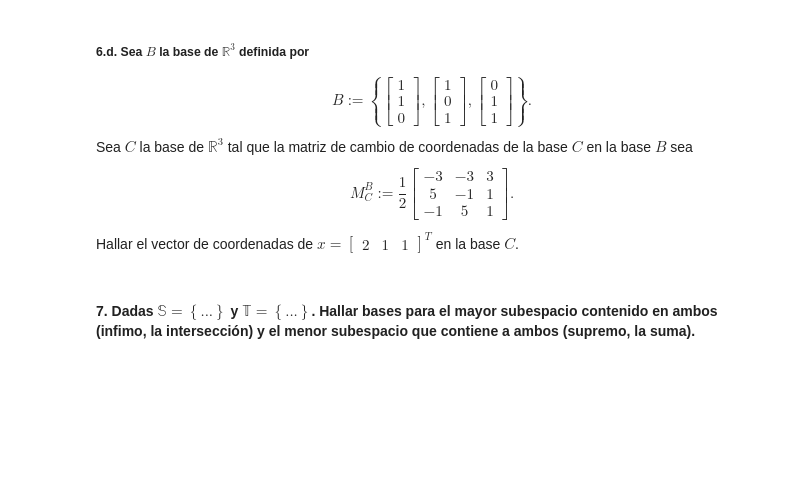
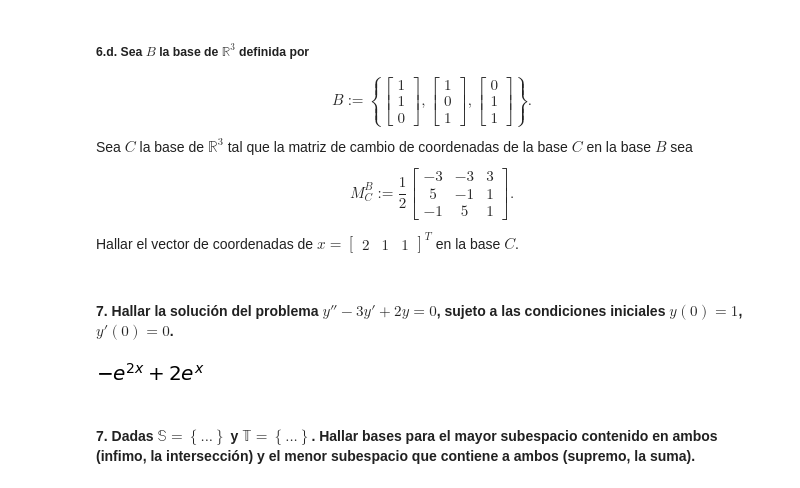
Before and after one commit to anagutson/AlgebraII, a Jupyter notebook: Guia_1.ipynb, the cells around one changed output. Drawn from its saved outputs; the diff is of its cells as text; code cells hidden in the pictures; blank space fills up the shorter version.

```diff
--- a/Guia_1.ipynb
+++ b/Guia_1.ipynb
@@ -1217,6 +1318,31 @@ x_B = M_B_E.inv() * x
 
 #Lo traduzco a base C con el traductor de base B a C
 x_C = M_B_C * x_B
+# %% [markdown]
+#### **7.** Hallar la solución del problema $y'' - 3y' + 2y = 0$, sujeto a las condiciones iniciales $y(0) = 1$, $y'(0) = 0$.
+# %%
+D, I, x, e, a, b = symbols('D I x e a b')
+
+p = x**2 - 3*x + 2
+factor(p) #veo y escribo a mano
+Ltext = '(D-2I)*(D-1I)'
+NuL = nucleo_de_operador_diferencial(Ltext)
+NuL = list(NuL)
+yh = a*NuL[0] + b*NuL[1] #sol homogenea
+
+#Analizo condiciones iniciales:
+
+#y(0) = 1
+
+yh.subs({x: 0}) #como tiene que ser igual a 1, entonces a+b = 1, a = 1-b
+yh = yh.subs({a: 1-b})
+
+#y'(0) = 0
+yh1 = diff(yh, x)
+yh1.subs({x: 0}) #como tiene que ser igual a 0, entonces b+1 = 0, b = -1, a = 2
+yh = yh.subs({a: 2, b: -1})
+# %% [output]
+[figure, added]
 # %% [markdown]
 #### **7.** Dadas $\mathbb{S} = \left\{ ...\right\}$ y $\mathbb{T} = \left\{ ... \right\}$. Hallar bases para el mayor subespacio contenido en ambos (infimo, la intersección) y el menor subespacio que contiene a ambos (supremo, la suma).
 # %% [markdown]
```
Also changed, not shown: parts of 7 cells of this notebook.
